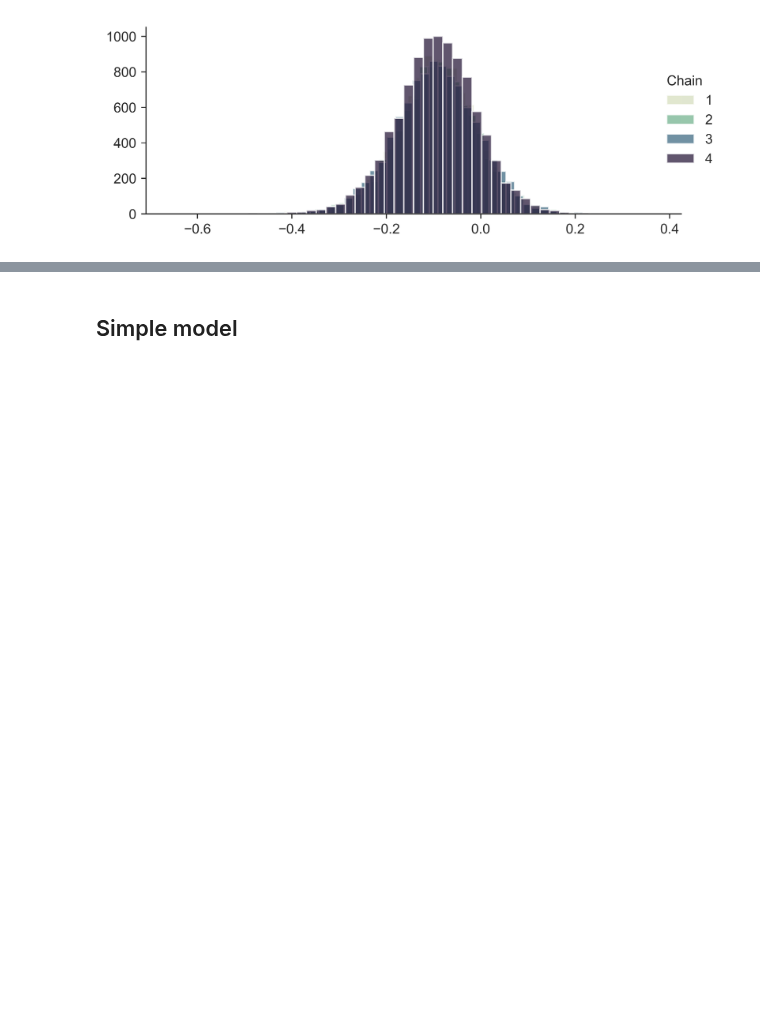
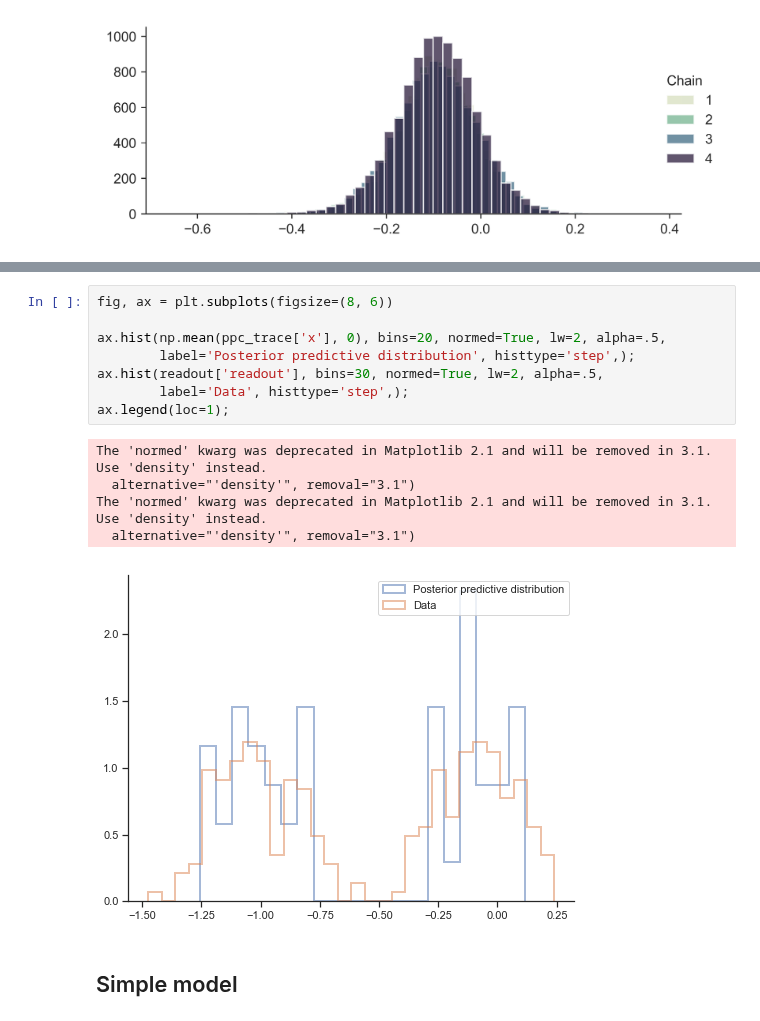
Before and after one commit to cbg-ethz/shm, a Jupyter notebook: analysis/07-plot_traces.ipynb, the cells around one changed output, grey strips where cells are left out. Drawn from its saved outputs; the diff is of its cells as text; blank space fills up the shorter version.

```diff
--- a/analysis/07-plot_traces.ipynb
+++ b/analysis/07-plot_traces.ipynb
@@ -180,3 +224,17 @@ IndexError: index 1 is out of bounds for axis 1 with size 1
+# %%
+fig, ax = plt.subplots(figsize=(8, 6))
+
+ax.hist(np.mean(ppc_trace['x'], 0), bins=20, normed=True, lw=2, alpha=.5,
+        label='Posterior predictive distribution', histtype='step',);
+ax.hist(readout['readout'], bins=30, normed=True, lw=2, alpha=.5,
+        label='Data', histtype='step',);
+ax.legend(loc=1);
+# %% [output]
+The 'normed' kwarg was deprecated in Matplotlib 2.1 and will be removed in 3.1. Use 'density' instead.
+  alternative="'density'", removal="3.1")
+The 'normed' kwarg was deprecated in Matplotlib 2.1 and will be removed in 3.1. Use 'density' instead.
+  alternative="'density'", removal="3.1")
+[figure, added]
 # %% [markdown]
 ## Simple model
 # %%
```
Also changed, not shown: parts of 12 cells of this notebook, 3 other files.
